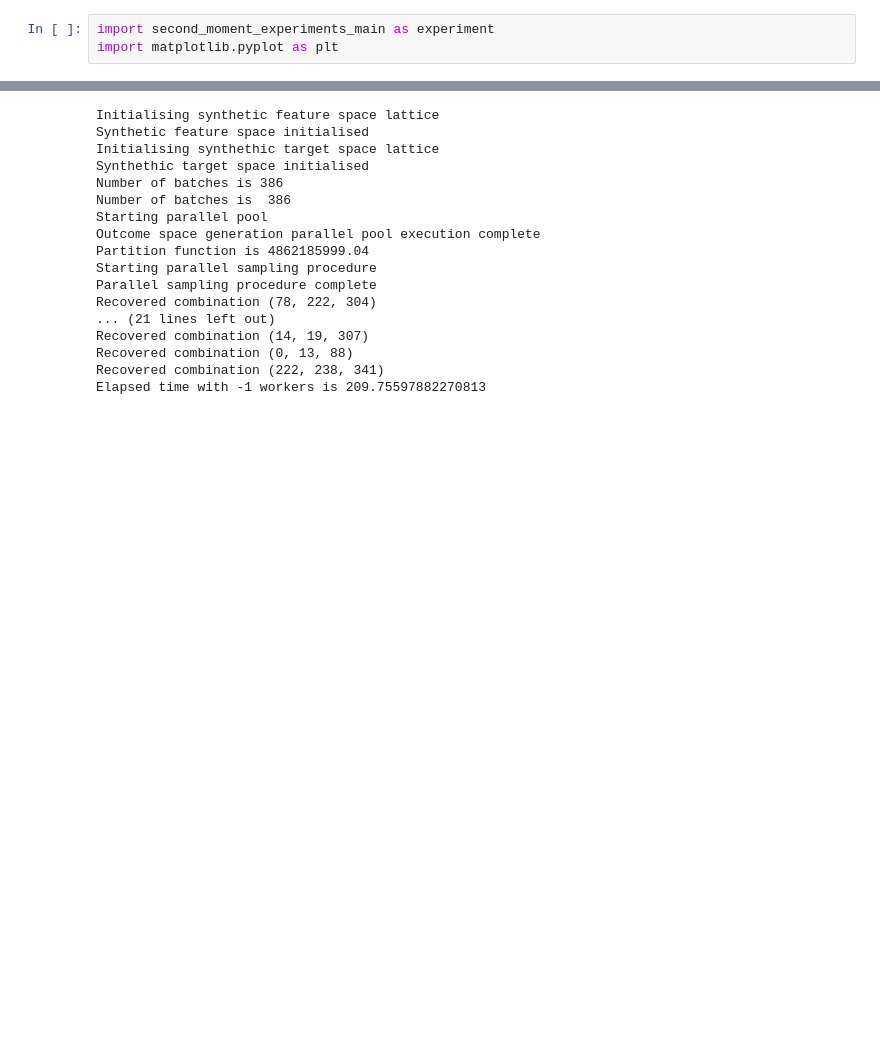
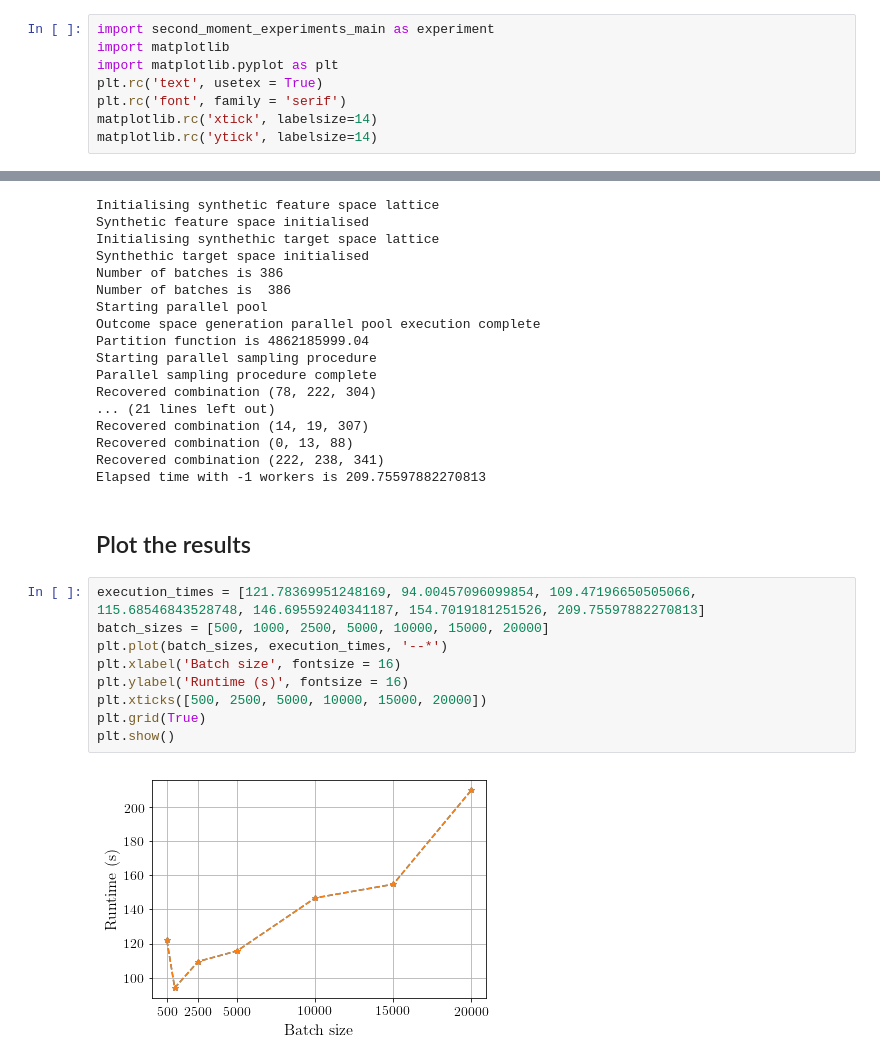
Before and after one commit to alexcoca/Thesis, a Jupyter notebook: Net_Mechanism_Timing_Experiments.ipynb, the cells around one changed output, grey strips where cells are left out. Saved outputs shown, nothing was run; the diff lists cells and outputs as text; blank space fills up the shorter version.

Commit message:
Now includes plot of the runtime as a function of batch size

```diff
--- a/Net_Mechanism_Timing_Experiments.ipynb
+++ b/Net_Mechanism_Timing_Experiments.ipynb
@@ -2,7 +2,12 @@
 # Net Mechanism Experiments
 # %%
 import second_moment_experiments_main as experiment
+import matplotlib
 import matplotlib.pyplot as plt
+plt.rc('text', usetex = True)
+plt.rc('font', family = 'serif')
+matplotlib.rc('xtick', labelsize=14)
+matplotlib.rc('ytick', labelsize=14)
 # %% [markdown]
 ## Baseline code performance for $d = 3, k_t = 10$ and $k_f = 10$
 # %%
@@ -238,3 +243,16 @@ Recovered combination (14, 19, 307)
 Recovered combination (0, 13, 88)
 Recovered combination (222, 238, 341)
 Elapsed time with -1 workers is 209.75597882270813
+# %% [markdown]
+## Plot the results
+# %%
+execution_times = [121.78369951248169, 94.00457096099854, 109.47196650505066, 115.68546843528748, 146.69559240341187, 154.7019181251526, 209.75597882270813]
+batch_sizes = [500, 1000, 2500, 5000, 10000, 15000, 20000]
+plt.plot(batch_sizes, execution_times, '--*')
+plt.xlabel('Batch size', fontsize = 16)
+plt.ylabel('Runtime (s)', fontsize = 16)
+plt.xticks([500, 2500, 5000, 10000, 15000, 20000])
+plt.grid(True)
+plt.show()
+# %% [output]
+[figure, added]
```
